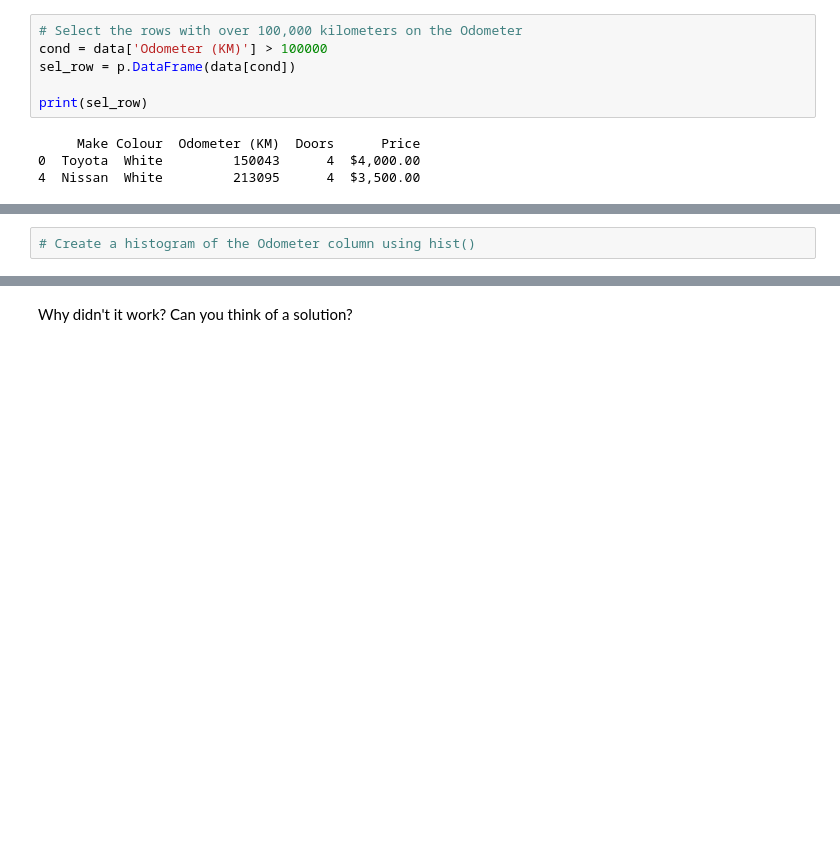
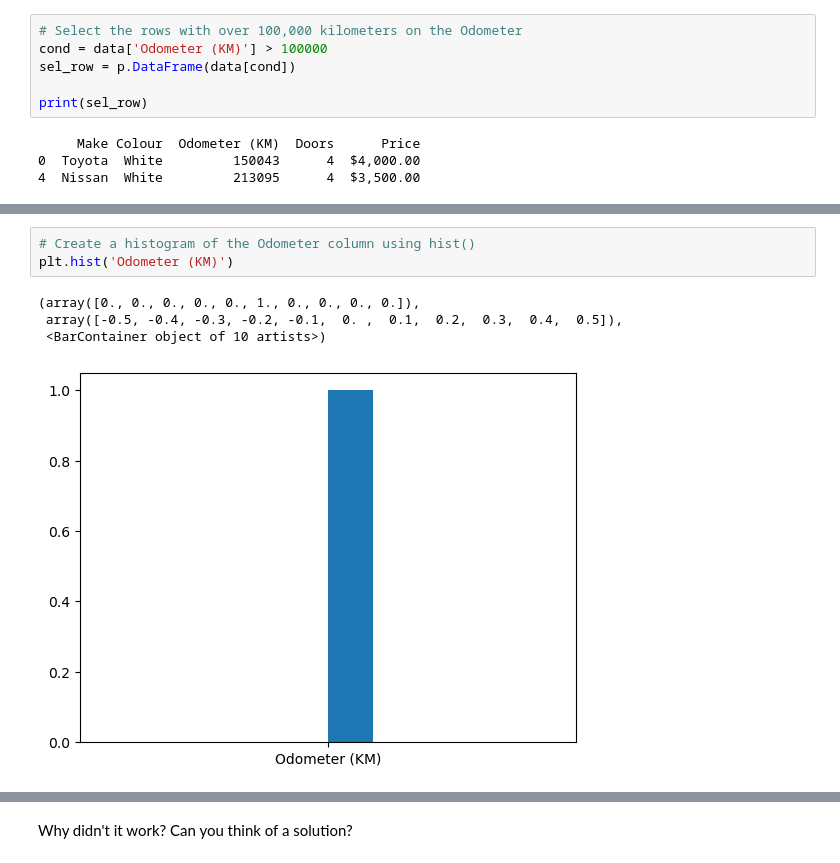
Before and after one commit to deepa-pl/DeepaPL, a Jupyter notebook: pandas-exercises.ipynb, the cells around one changed output, grey strips where cells are left out. Saved outputs shown, nothing was run; the diff lists cells and outputs as text; blank space fills up the shorter version.

```diff
--- a/pandas-exercises.ipynb
+++ b/pandas-exercises.ipynb
@@ -250,4 +271,10 @@ print(sel_row)
 # %%
 # Create a histogram of the Odometer column using hist()
+plt.hist('Odometer (KM)')
+# %% [output]
+(array([0., 0., 0., 0., 0., 1., 0., 0., 0., 0.]),
+ array([-0.5, -0.4, -0.3, -0.2, -0.1,  0. ,  0.1,  0.2,  0.3,  0.4,  0.5]),
+ <BarContainer object of 10 artists>)
+[figure, added]
 # %%
 # Try to plot the Price column using plot()
```
Also changed, not shown: parts of 9 cells of this notebook.
